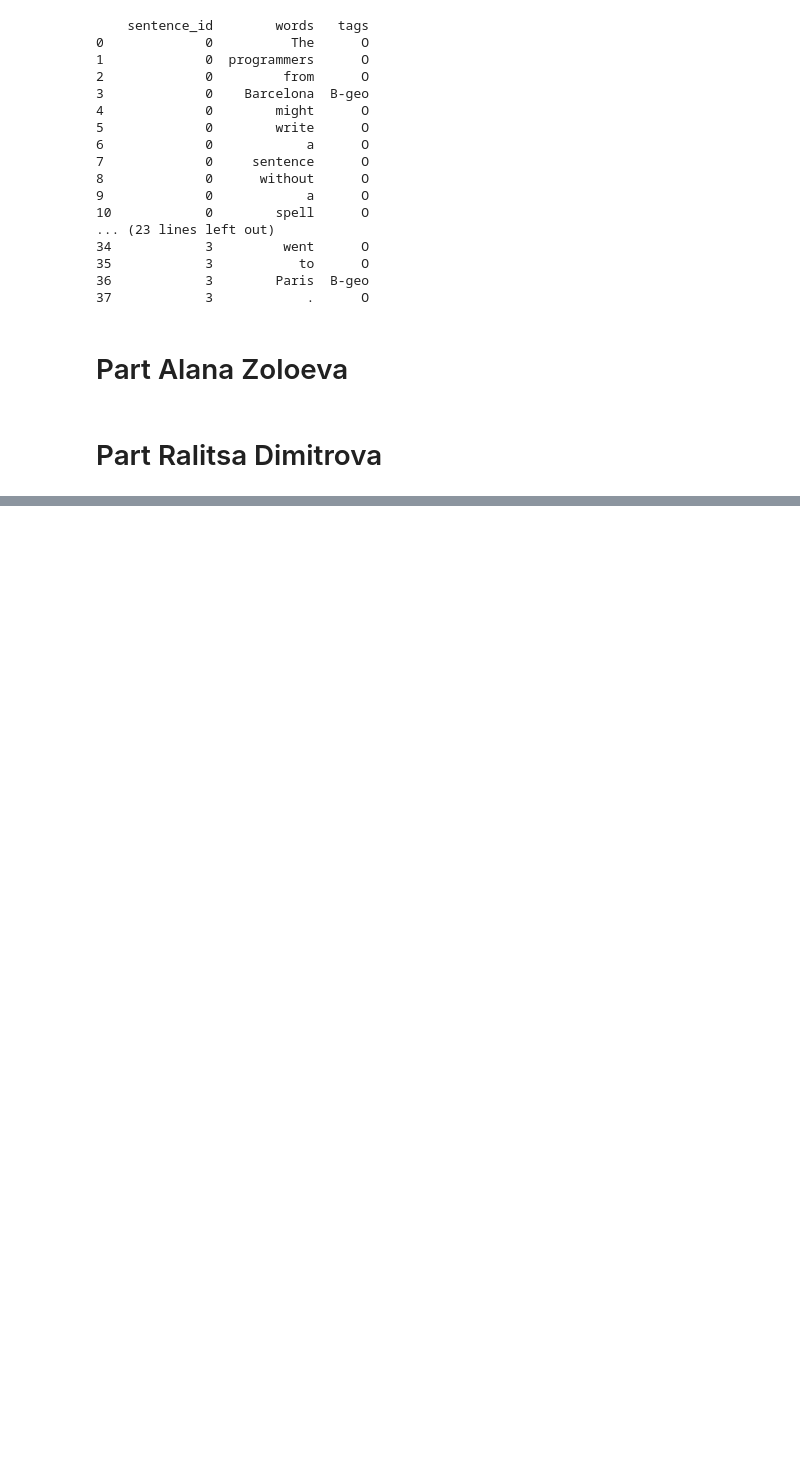
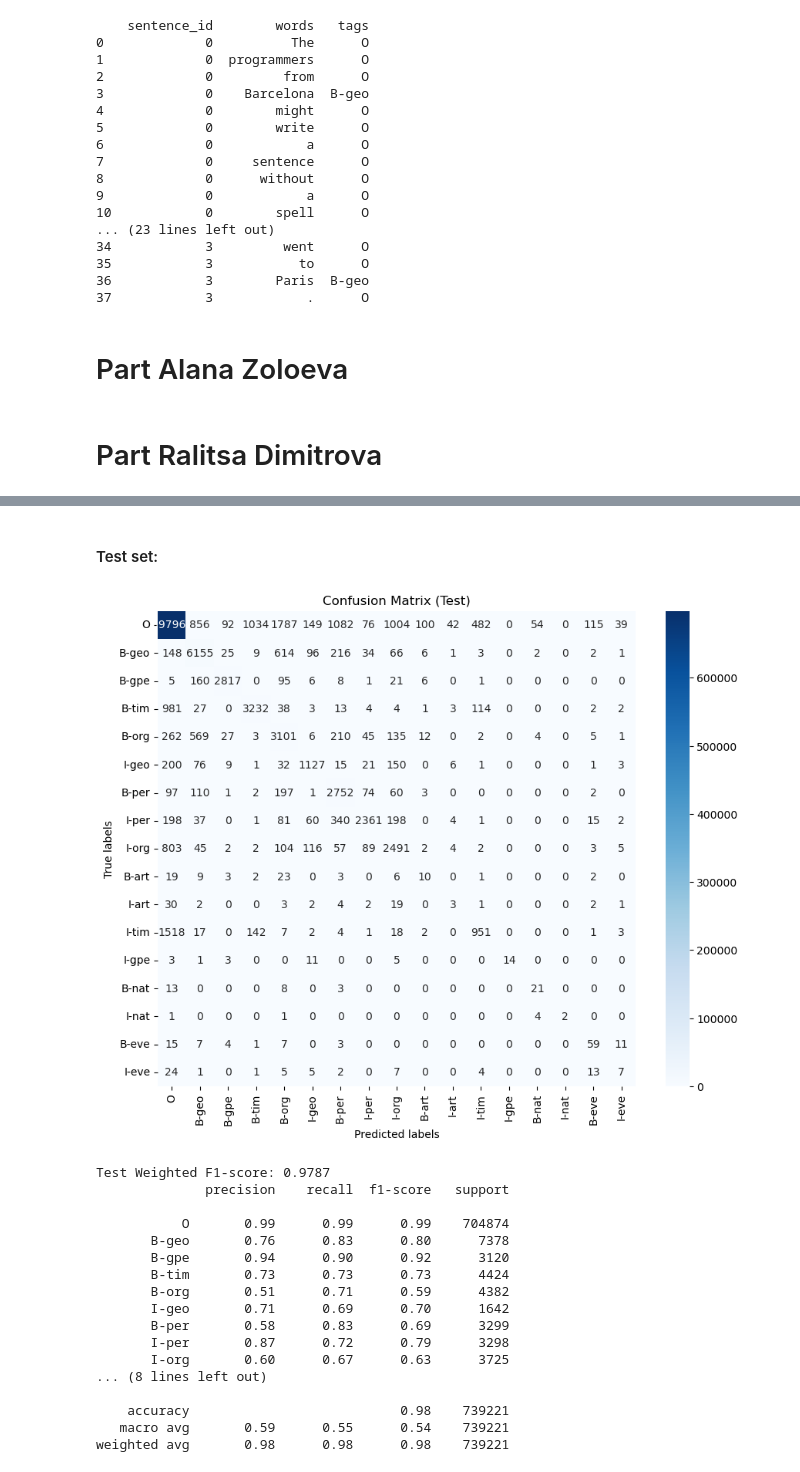
Before and after one commit to ivairali/nlp2, a Jupyter notebook: reproduce_results.ipynb, the cells around one changed output, grey strips where cells are left out. Drawn from its saved outputs; the diff is of its cells as text; code cells hidden in the pictures; blank space fills up the shorter version.

```diff
--- a/reproduce_results.ipynb
+++ b/reproduce_results.ipynb
@@ -58,0 +348,2 @@ print(tinytest_df.head(38))
+# %%
+pred_test_2 = sp_2.viterbi_decode_corpus(fixed_test_dataset)
@@ -58,0 +399,23 @@ print(tinytest_df.head(38))
+# %% [markdown]
+#### Test set:
+# %%
+cm_test_2, f1_test_2 = evaluate_predictions(fixed_test_dataset.seq_list, pred_test_2, tag_dict, set_name="Test")
+# %% [output]
+[figure, added]
+Test Weighted F1-score: 0.9787
+              precision    recall  f1-score   support
+
+           O       0.99      0.99      0.99    704874
+       B-geo       0.76      0.83      0.80      7378
+       B-gpe       0.94      0.90      0.92      3120
+       B-tim       0.73      0.73      0.73      4424
+       B-org       0.51      0.71      0.59      4382
+       I-geo       0.71      0.69      0.70      1642
+       B-per       0.58      0.83      0.69      3299
+       I-per       0.87      0.72      0.79      3298
+       I-org       0.60      0.67      0.63      3725
+... (8 lines left out)
+
+    accuracy                           0.98    739221
+   macro avg       0.59      0.55      0.54    739221
+weighted avg       0.98      0.98      0.98    739221
```
Also changed, not shown: parts of 53 cells of this notebook, 32 other files.
